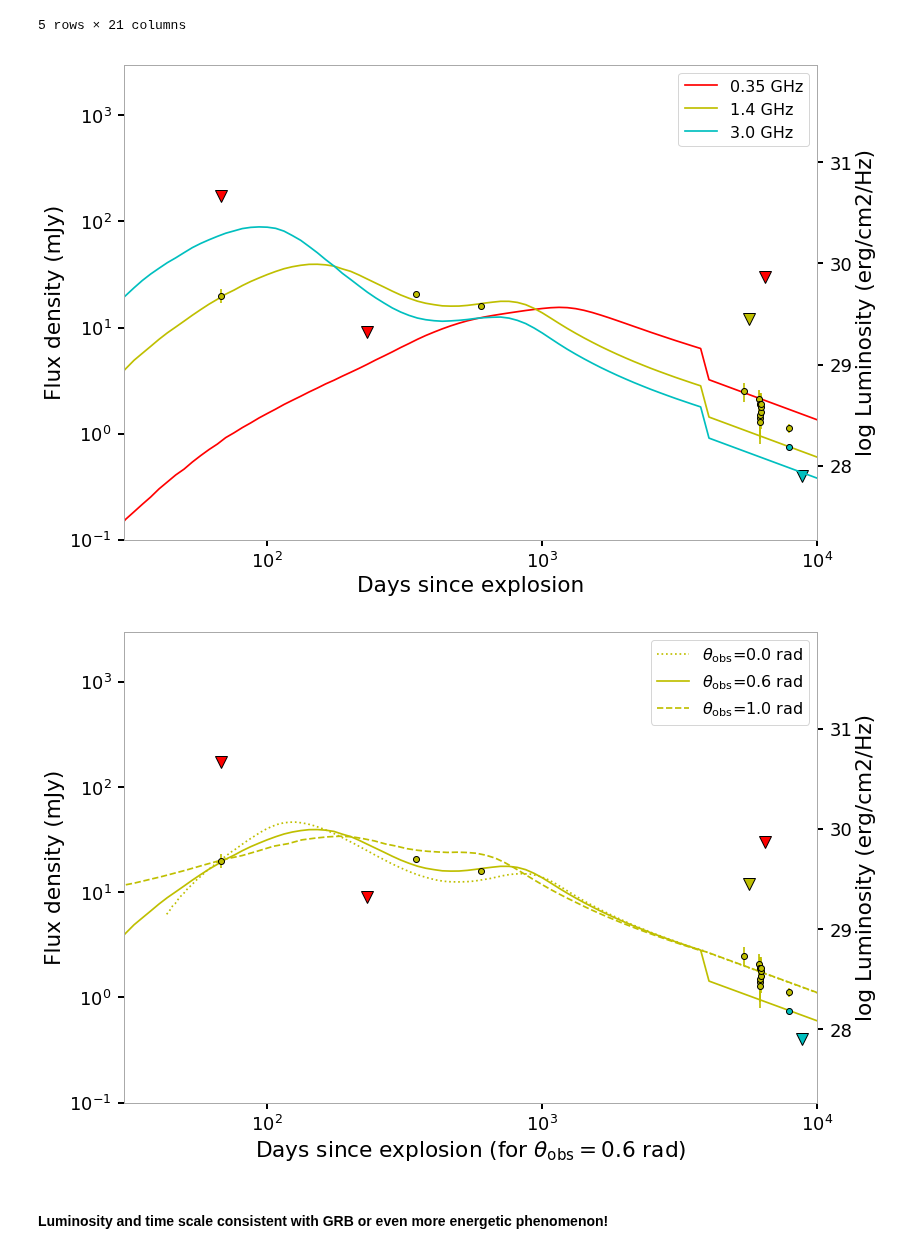
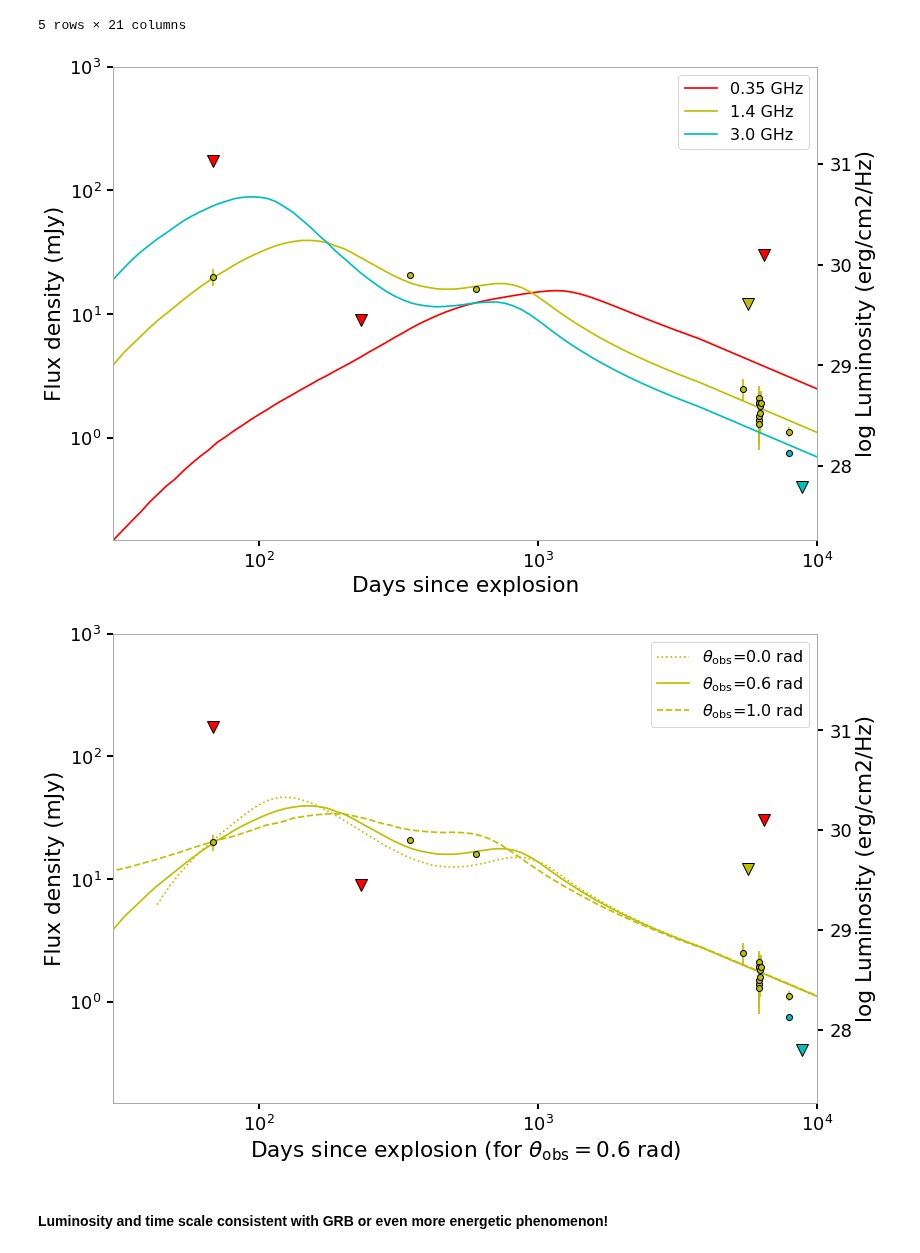
Before and after one commit to caseyjlaw/vlass_query, a Jupyter notebook: J141918.855+394036.03.ipynb, the cells around one changed output. Saved outputs shown, nothing was run; the diff lists cells and outputs as text; code cells hidden in the pictures.

Commit message:
fixed t0 -> tref typo

```diff
--- a/J141918.855+394036.03.ipynb
+++ b/J141918.855+394036.03.ipynb
@@ -588,9 +588,9 @@ sref_30 = 1.785045e+00
 
 fill_indices = np.where(np.array(s_lgrb_best035) == 0.)[0]
 for i in fill_indices:
-    s_lgrb_best035[i] = f_late(t_lgrb_best035[i], t0, sref_035, 2.2)
-    s_lgrb_best14[i] = f_late(t_lgrb_best14[i], t0, sref_14, 2.2)
-    s_lgrb_best30[i] = f_late(t_lgrb_best30[i], t0, sref_30, 2.2)
+    s_lgrb_best035[i] = f_late(t_lgrb_best035[i], tref, sref_035, 2.2)
+    s_lgrb_best14[i] = f_late(t_lgrb_best14[i], tref, sref_14, 2.2)
+    s_lgrb_best30[i] = f_late(t_lgrb_best30[i], tref, sref_30, 2.2)
 # %%
 with quantity_support():
     fig = plt.figure(figsize=(12,8))
@@ -620,35 +620,35 @@ with quantity_support():
     # van Eerten models
 #    plt.plot(t_lgrb_on*u.day, s_lgrb_on, 'k-.', label="1 GHz, On-axis LGRB (van Eerten)")
 #    plt.plot(t_lgrb0*u.day, s_lgrb0, 'k--', label="1 GHz, 0.8 off LGRB (van Eerten)")
     # published Sironi models
 #    plt.plot(t_lgrb08_14*u.day, s_lgrb08_14, 'y-', label="1.4 GHz, 0.8 off LGRB (Sironi)")
 #    plt.plot(t_lgrb08_035*u.day, s_lgrb08_035, 'r-', label="0.35 GHz, 0.8 off LGRB (Sironi)")
     # custom Sironi models
     plt.plot(t_lgrb_best035*u.day, s_lgrb_best035, 'r-', label="0.35 GHz")
     plt.plot(t_lgrb_best14*u.day, s_lgrb_best14, 'y-', label="1.4 GHz")
     plt.plot(t_lgrb_best30*u.day, s_lgrb_best30, 'c-', label="3.0 GHz")
     plt.tick_params(direction='out', length=6, width=2, colors='k')
     plt.grid(False)
 
     plt.loglog()
     plt.legend(fontsize=16)
     plt.xlabel("Days since explosion")
     plt.ylabel("Flux density (mJy)")
 #    plt.xlim((t_ab6860-t0-0.2)*365.24, (t_vlass-t0+7)*365.24)
     plt.xlim(30,10000)
-    plt.ylim(1e-1, 3e3)
+    plt.ylim(1.5e-1, 1e3)
 
     # luminosity axis labels
     ax = fig.axes[0].twinx()  # instantiate a second axes that shares the same x-axis
     ax.set_ylabel('log Luminosity (erg/cm2/Hz)')
     ax.set_ylim(np.log10(getlum(2e-1*1e-3)), np.log10(getlum(1e4*1e-3)))
     fig.tight_layout()  # otherwise the right y-label is slightly clipped
     plt.tick_params(direction='out', length=6, width=2, colors='k')
     ax.grid(False)
 
     plt.savefig("models_j1419_best.pdf", format="pdf")
 # %% [output]
-[figure, old version]
+[figure, new version]
 # %%
 # Custom Sironi model as function of angle at one frequency
 # n_e = 10/cm3
@@ -742,7 +742,7 @@ with quantity_support():
     plt.xlabel(r"Days since explosion (for $\theta_{\rm{obs}}=0.6$ rad)")
     plt.ylabel("Flux density (mJy)")
     plt.xlim(30,10000)
-    plt.ylim(1e-1, 3e3)
+    plt.ylim(1.5e-1, 1e3)
 
     # luminosity axis labels
     ax = fig.axes[0].twinx()  # instantiate a second axes that shares the same x-axis
@@ -754,7 +754,7 @@ with quantity_support():
 
     plt.savefig("models_j1419_range.pdf", format="pdf")
 # %% [output]
-[figure, old version]
+[figure, new version]
 # %% [markdown]
 #### Luminosity and time scale consistent with GRB or even more energetic phenomenon!
 # %%
```
